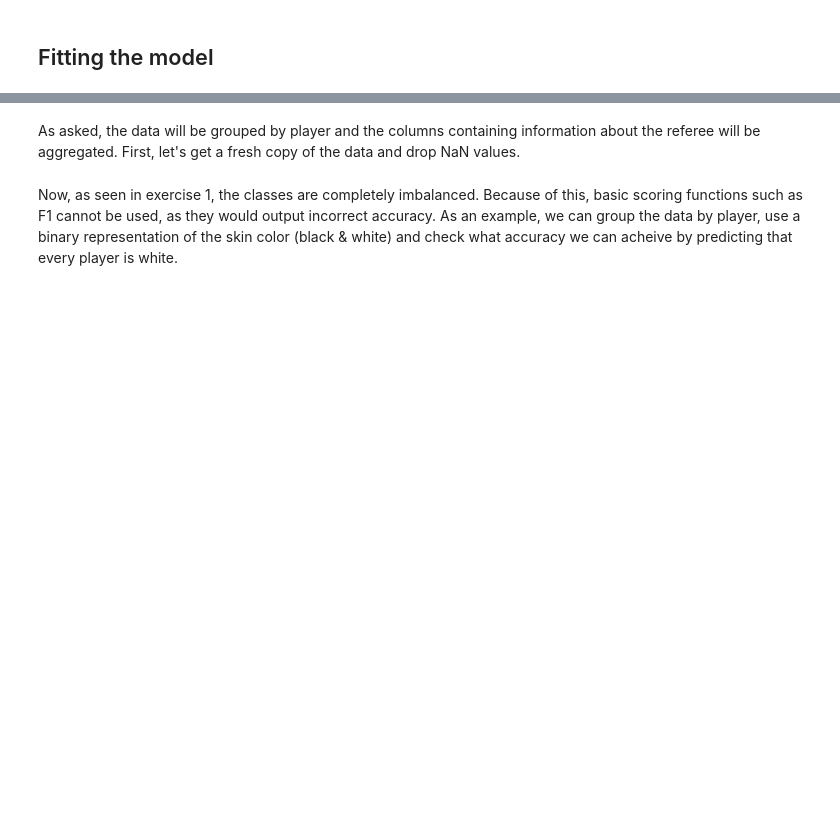
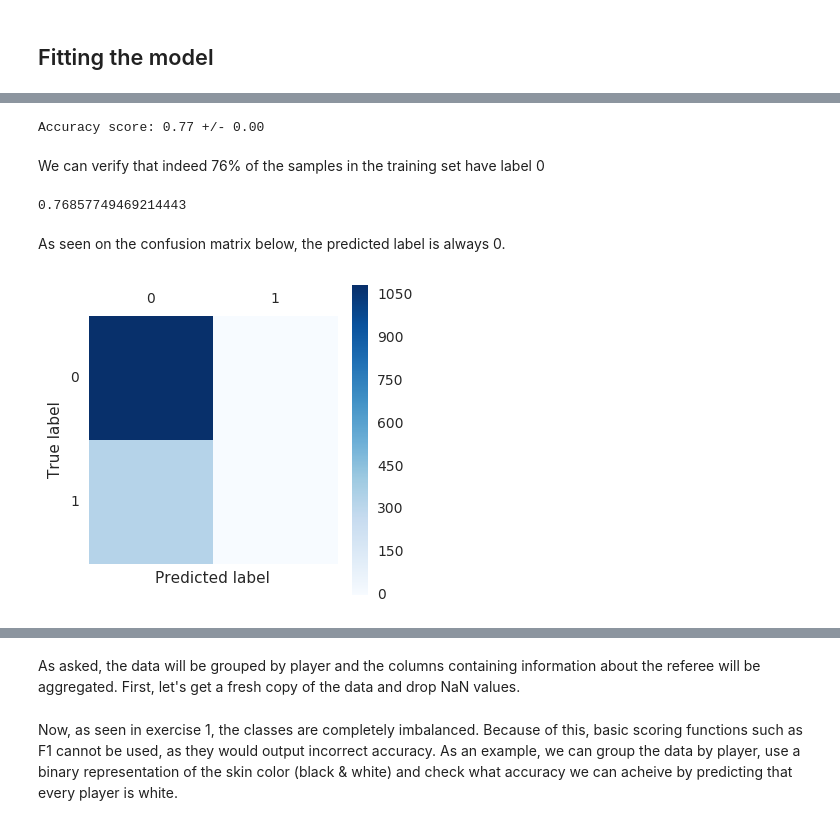
Before and after one commit to Maaarmotte/Ada2016, a Jupyter notebook: 04 - Applied ML/final.ipynb, the cells around one changed output, grey strips where cells are left out. Cells and saved outputs as stored; diff of their text form; code cells hidden in the pictures; blank space fills up the shorter version.

```diff
--- a/04 - Applied ML/final.ipynb
+++ b/04 - Applied ML/final.ipynb
@@ -217,8 +176,0 @@ clf.score(X_te, y_te)
-# %%
-sns.set_style('dark')
-cm = confusion_matrix(y_te, y_pred, labels=None)
-plt.matshow(cm, cmap=plt.cm.Blues)
-plt.colorbar()
-plt.ylabel('True label')
-plt.xlabel('Predicted label')
-plt.show()
@@ -263,8 +176,0 @@ clf.score(X_te, y_te)
-# %%
-sns.set_style('dark')
-cm = confusion_matrix(y_te, y_pred, labels=None)
-plt.matshow(cm, cmap=plt.cm.Blues)
-plt.colorbar()
-plt.ylabel('True label')
-plt.xlabel('Predicted label')
-plt.show()
@@ -275,0 +188,2 @@ _Aggregate the referee information grouping by soccer player, and use an unsuper
+# %%
+y = pd.cut(y, bins=2, right=False, labels=np.arange(2)) # 0 is light, 1 is dark
@@ -275,0 +195,20 @@ _Aggregate the referee information grouping by soccer player, and use an unsuper
+# %%
+clf = DummyClassifier('constant', constant=0)
+scores = cross_val_score(clf, X, y, cv=20, scoring='accuracy')
+print('Accuracy score: {:.2f} +/- {:.2f}'.format(np.mean(scores), np.std(scores)))
+# %% [output]
+Accuracy score: 0.77 +/- 0.00
+# %% [markdown]
+We can verify that indeed 76% of the samples in the training set have label 0
+# %%
+np.sum(y == 0) / len(y)
+# %% [output]
+0.76857749469214443
+# %% [markdown]
+As seen on the confusion matrix below, the predicted label is always 0.
+# %%
+from utils import plot_confusion_matrix
+clf.fit(X, y)
+plot_confusion_matrix(y, clf.predict(X))
+# %% [output]
+[figure, added]
```
Also changed, not shown: parts of 62 cells of this notebook, 1 other file.
